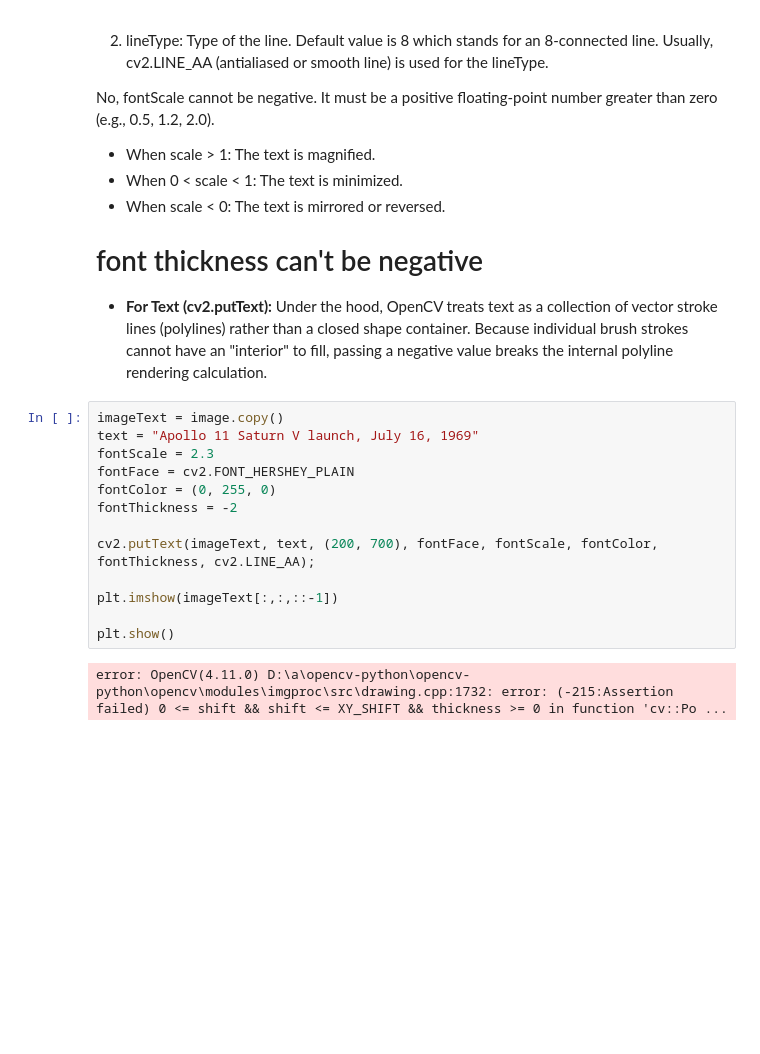
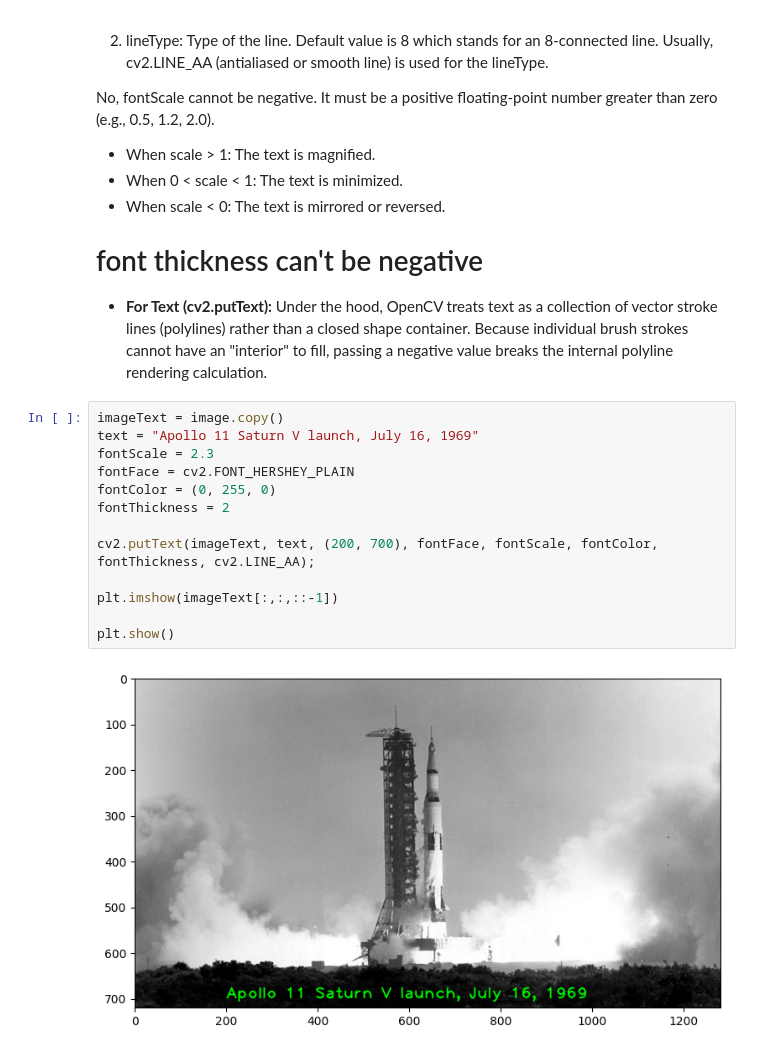
Before and after one commit to prasadgavhane-a11y/opencv, a Jupyter notebook: 3. Annotate images.ipynb, the cells around one changed output. Saved outputs shown, nothing was run; the diff lists cells and outputs as text; blank space fills up the shorter version.

```diff
--- a/3. Annotate images.ipynb
+++ b/3. Annotate images.ipynb
@@ -216,15 +216,15 @@ No, fontScale cannot be negative. It must be a positive floating-point number gr
 # %%
 imageText = image.copy()
 text = "Apollo 11 Saturn V launch, July 16, 1969"
 fontScale = 2.3
 fontFace = cv2.FONT_HERSHEY_PLAIN
 fontColor = (0, 255, 0)
-fontThickness = -2
+fontThickness = 2
 
 cv2.putText(imageText, text, (200, 700), fontFace, fontScale, fontColor, fontThickness, cv2.LINE_AA);
 
 plt.imshow(imageText[:,:,::-1])
 
 plt.show()
 # %% [output]
-error: OpenCV(4.11.0) D:\a\opencv-python\opencv-python\opencv\modules\imgproc\src\drawing.cpp:1732: error: (-215:Assertion failed) 0 <= shift && shift <= XY_SHIFT && thickness >= 0 in function 'cv::Po ...
+[figure, added]
```
Also changed, not shown: parts of 1 cell of this notebook.
